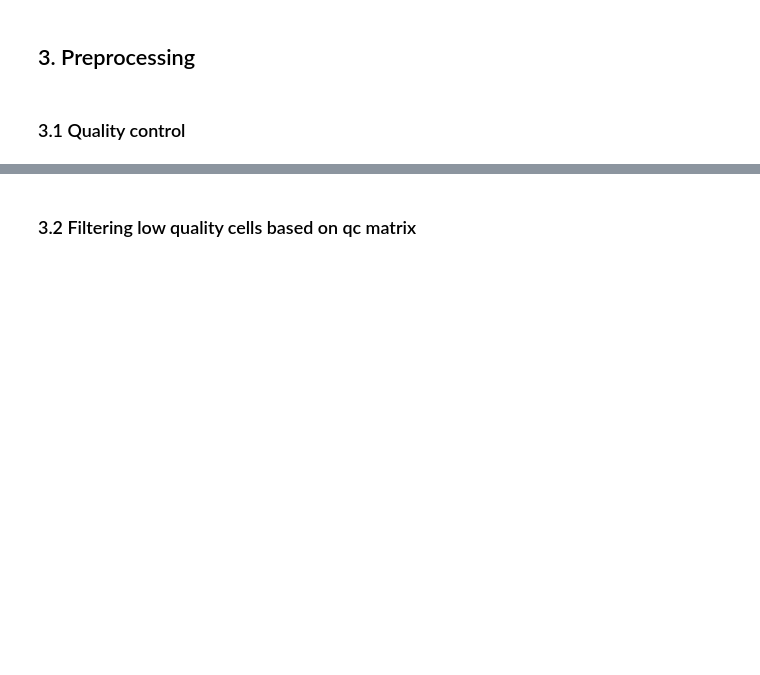
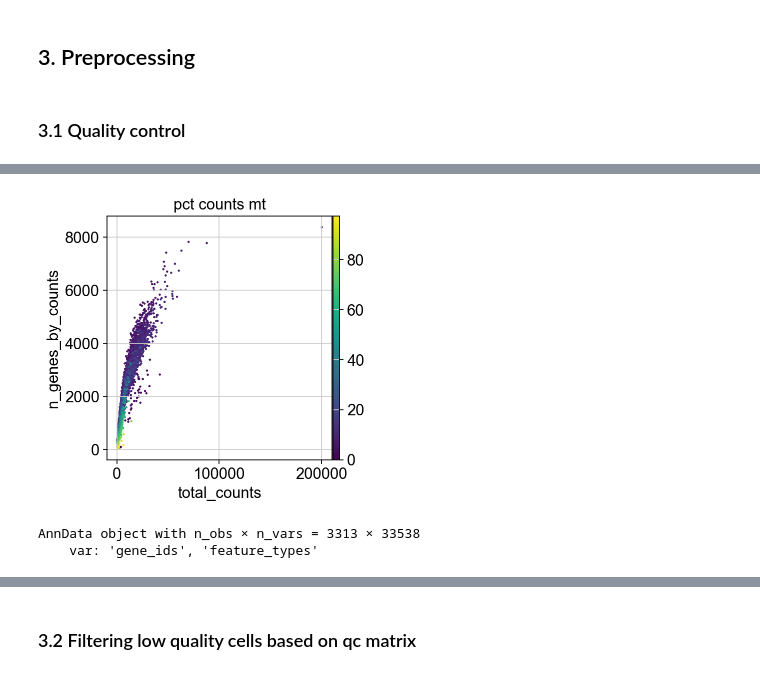
Before and after one commit to chira-ploy/singlecells-DataPlayground, a Jupyter notebook: alopecia_areata/alopecia_areata_preprocessing.ipynb, the cells around one changed output, grey strips where cells are left out. Saved outputs shown, nothing was run; the diff lists cells and outputs as text; code cells hidden in the pictures; blank space fills up the shorter version.

```diff
--- a/alopecia_areata/alopecia_areata_preprocessing.ipynb
+++ b/alopecia_areata/alopecia_areata_preprocessing.ipynb
@@ -115,2 +149,11 @@ def qc(adata):
+# %%
+sc.pl.scatter(adata_CASE, "total_counts", "n_genes_by_counts", color="pct_counts_mt")
+# %% [output]
+[figure, added]
 # %%
 #CONTROL
+adata_CON = sc.read('adata_CON.h5ad')
+adata_CON
+# %% [output]
+AnnData object with n_obs × n_vars = 3313 × 33538
+    var: 'gene_ids', 'feature_types'
```
Also changed, not shown: parts of 23 cells of this notebook.
